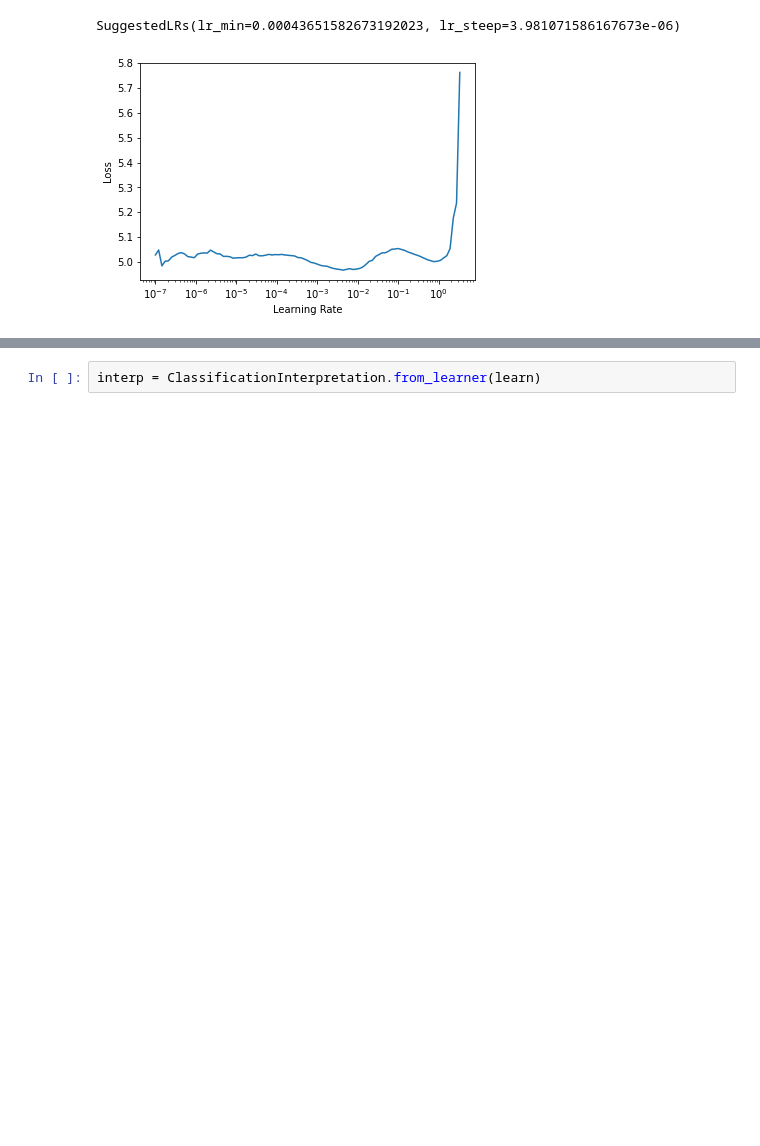
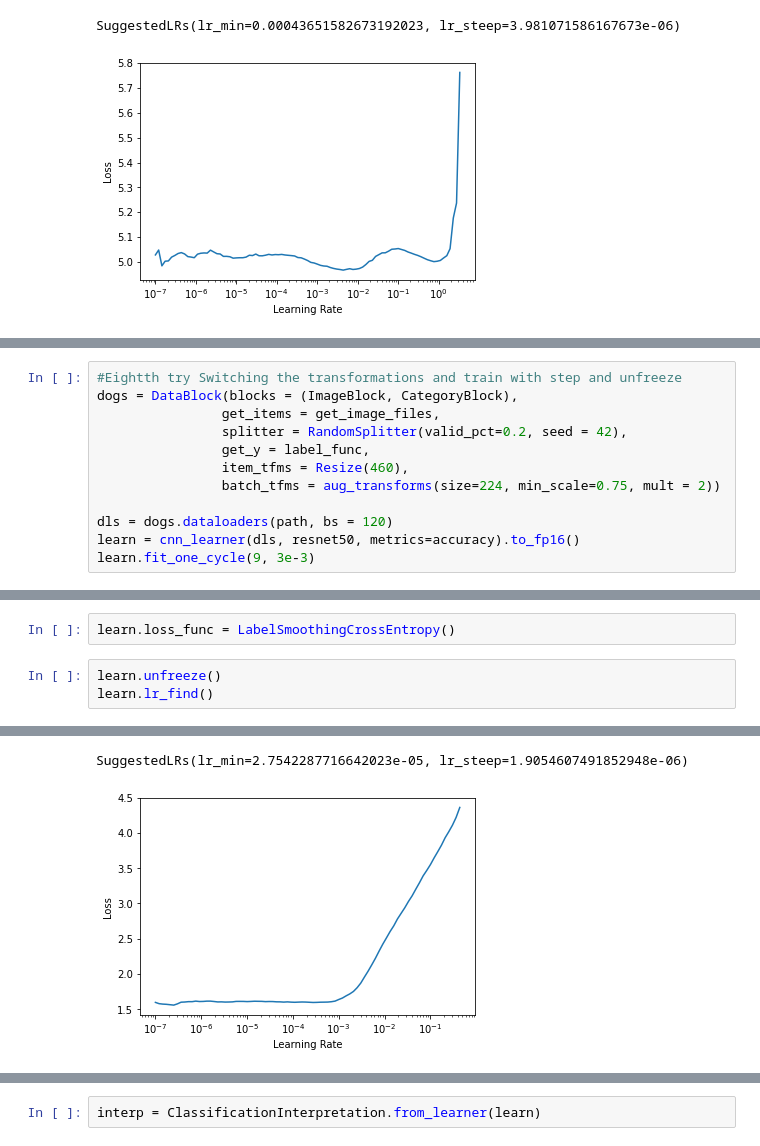
Before and after one commit to george-kan/fastai, a Jupyter notebook: Doggies.ipynb, the cells around one changed output, grey strips where cells are left out. Saved outputs shown, nothing was run; the diff lists cells and outputs as text; blank space fills up the shorter version.

```diff
--- a/Doggies.ipynb
+++ b/Doggies.ipynb
@@ -320,0 +348,12 @@ SuggestedLRs(lr_min=0.00043651582673192023, lr_steep=3.981071586167673e-06)
+# %%
+#Eightth try Switching the transformations and train with step and unfreeze
+dogs = DataBlock(blocks = (ImageBlock, CategoryBlock),
+                get_items = get_image_files,
+                splitter = RandomSplitter(valid_pct=0.2, seed = 42),
+                get_y = label_func,
+                item_tfms = Resize(460),
+                batch_tfms = aug_transforms(size=224, min_scale=0.75, mult = 2))
+
+dls = dogs.dataloaders(path, bs = 120)
+learn = cnn_learner(dls, resnet50, metrics=accuracy).to_fp16()
+learn.fit_one_cycle(9, 3e-3)
@@ -320,0 +371,6 @@ SuggestedLRs(lr_min=0.00043651582673192023, lr_steep=3.981071586167673e-06)
+# %%
+learn.loss_func = LabelSmoothingCrossEntropy()
+# %%
+learn.unfreeze()
+learn.lr_find()
+# %% [output]
@@ -320,0 +378,2 @@ SuggestedLRs(lr_min=0.00043651582673192023, lr_steep=3.981071586167673e-06)
+SuggestedLRs(lr_min=2.7542287716642023e-05, lr_steep=1.9054607491852948e-06)
+[figure, added]
```
Also changed, not shown: parts of 6 cells of this notebook.
